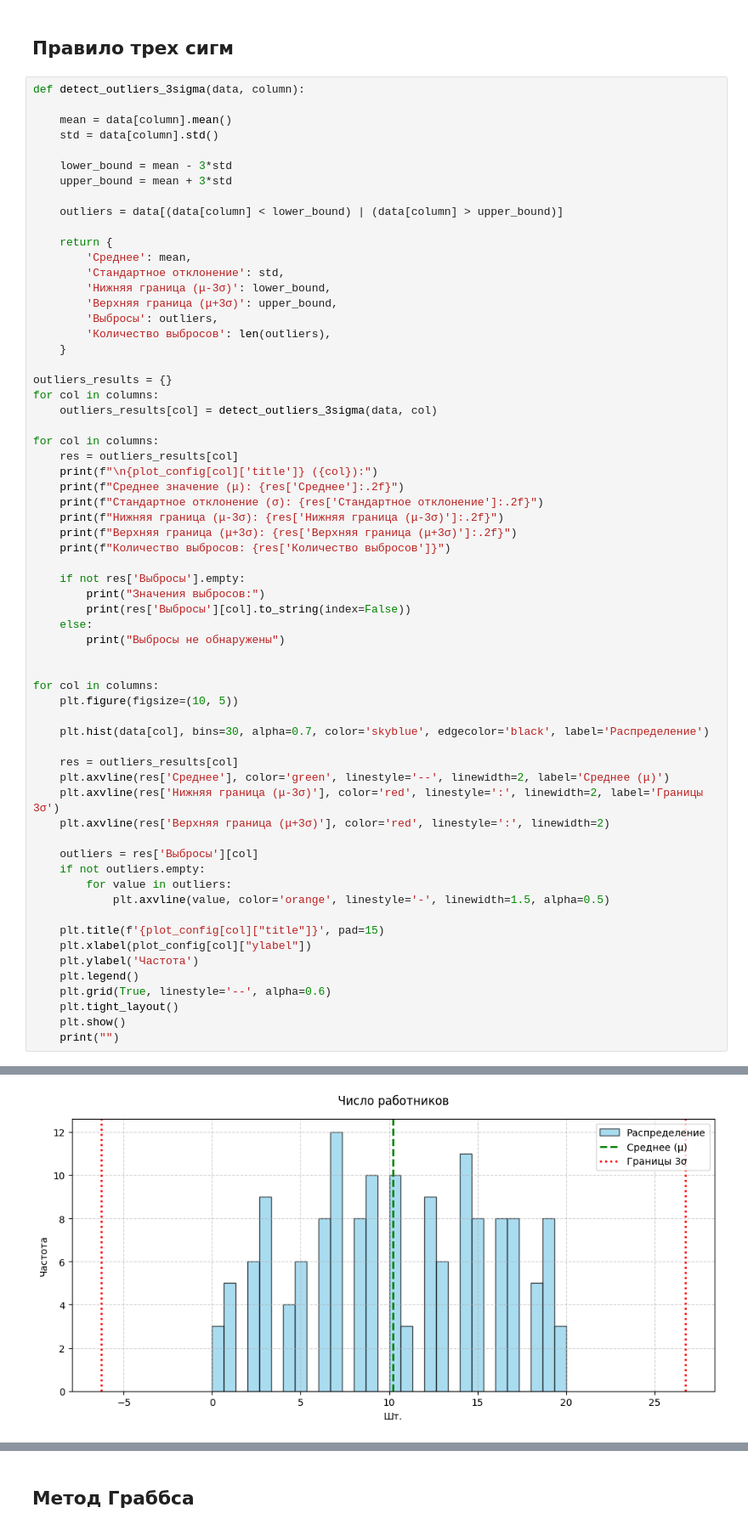
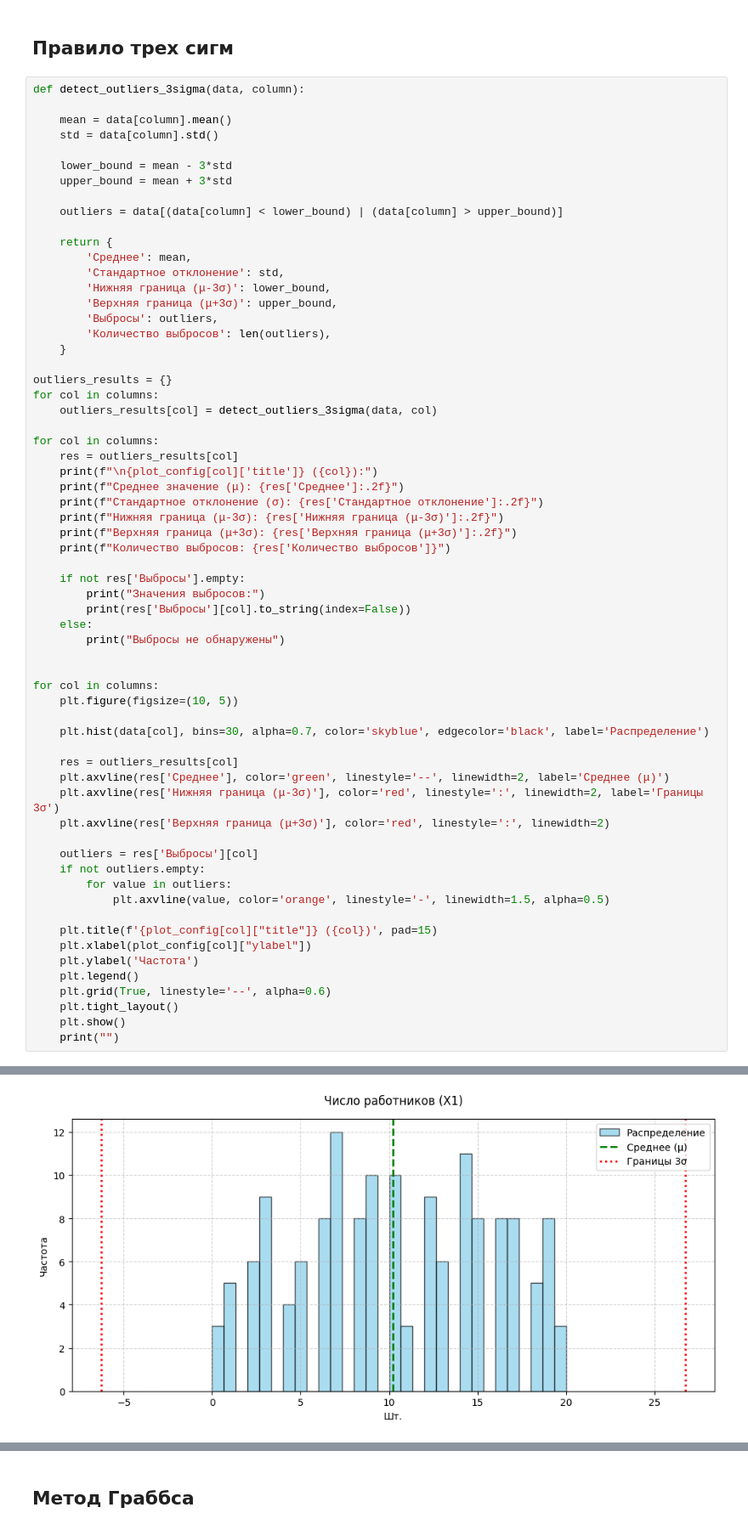
Before and after one commit to AntoninaRemizova/MMAD, a Jupyter notebook: ММАД_КР.ipynb, the cells around one changed output, grey strips where cells are left out. Shown at 85% size. Cells and saved outputs as stored; diff of their text form.

```diff
--- a/ММАД_КР.ipynb
+++ b/ММАД_КР.ipynb
@@ -389,32 +389,32 @@ for col in columns:
     outliers = res['Выбросы'][col]
     if not outliers.empty:
         for value in outliers:
             plt.axvline(value, color='orange', linestyle='-', linewidth=1.5, alpha=0.5)
 
-    plt.title(f'{plot_config[col]["title"]}', pad=15)
+    plt.title(f'{plot_config[col]["title"]} ({col})', pad=15)
     plt.xlabel(plot_config[col]["ylabel"])
     plt.ylabel('Частота')
     plt.legend()
     plt.grid(True, linestyle='--', alpha=0.6)
     plt.tight_layout()
     plt.show()
     print("")
 # %% [output]
 Число работников (X1):
 Среднее значение (μ): 10.23
 Стандартное отклонение (σ): 5.50
 Нижняя граница (μ-3σ): -6.27
 Верхняя граница (μ+3σ): 26.74
 Количество выбросов: 0
 Выбросы не обнаружены
 
 Фонд заработной платы (X2):
 Среднее значение (μ): 10.62
 Стандартное отклонение (σ): 5.86
 Нижняя граница (μ-3σ): -6.96
 ... (23 lines left out)
 Нижняя граница (μ-3σ): -276.40
 Верхняя граница (μ+3σ): 699.87
 Количество выбросов: 0
 Выбросы не обнаружены
-[figure, old version]
+[figure, new version]
```
Also changed, not shown: parts of 2 cells of this notebook.
